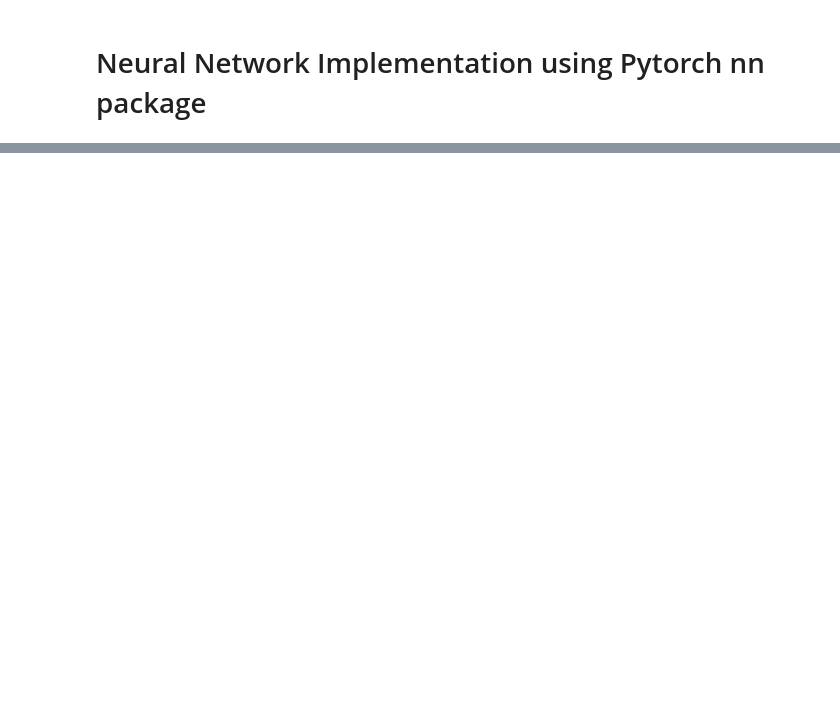
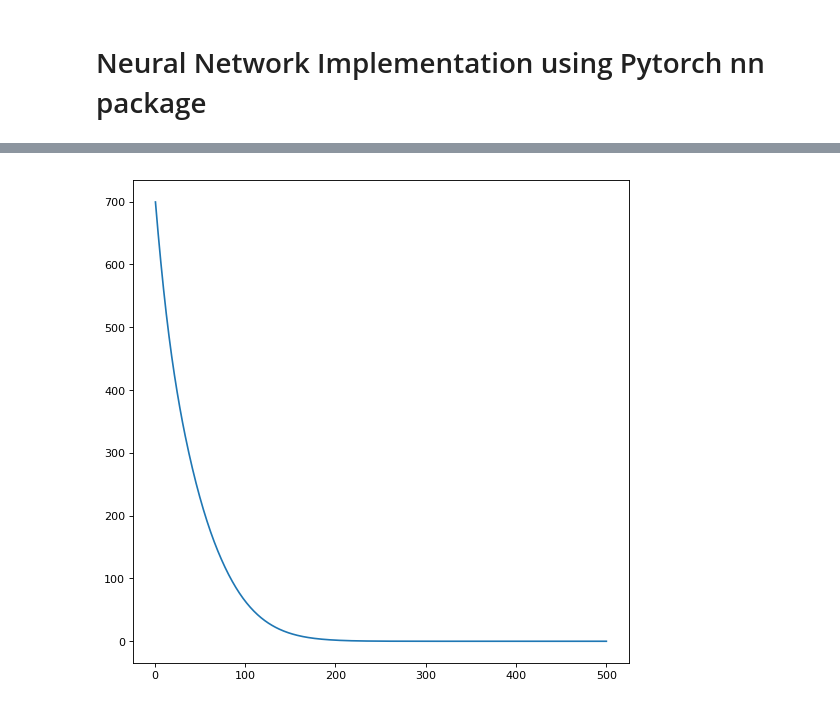
Before and after one commit to vijayaramilla/ConvNets-for-Sketch-Recognition, a Jupyter notebook: pytorch-with-examples.ipynb, the cells around one changed output, grey strips where cells are left out. Cells and saved outputs as stored; diff of their text form; code cells hidden in the pictures; blank space fills up the shorter version.

```diff
--- a/pytorch-with-examples.ipynb
+++ b/pytorch-with-examples.ipynb
@@ -204,0 +208,46 @@ for t in range(500):
+# %%
+import torch
+from torch.autograd import Variable
+import numpy as np
+
+%matplotlib inline
+
+loss_arr = []
+
+dtype = torch.FloatTensor
+
+N, D_in, D_out, H = 64, 1000, 10, 100
+
+x = Variable(torch.randn(N, D_in).type(dtype), requires_grad = False)
+y = Variable(torch.randn(N, D_out), requires_grad = False)
+
+model = torch.nn.Sequential(torch.nn.Linear(D_in, H, bias = True),
+                            torch.nn.ReLU(),
+                            torch.nn.Linear(H, D_out, bias=True)
+        )
+
+loss_fn = torch.nn.MSELoss(size_average=False)
+
+learning_rate = 1e-4
+optimizer = torch.optim.Adam(model.parameters(), lr = learning_rate)
+for t in range(500):
+    y_pred = model(x)
+
+    loss = loss_fn(y_pred, y)
+    #print(t, loss.data[0])
+    loss_arr.append(loss.data[0])
+    model.zero_grad()
+
+    loss.backward()
+
+    optimizer.step()
+# %%
+x = np.linspace(1, 500, 500)
+
+y = loss_arr
+
+plt.figure(figsize=(8,8), dpi = 80)
+plt.plot(x, y)
+plt.show()
+# %% [output]
+[figure, added]
```
Also changed, not shown: parts of 5 cells of this notebook.
